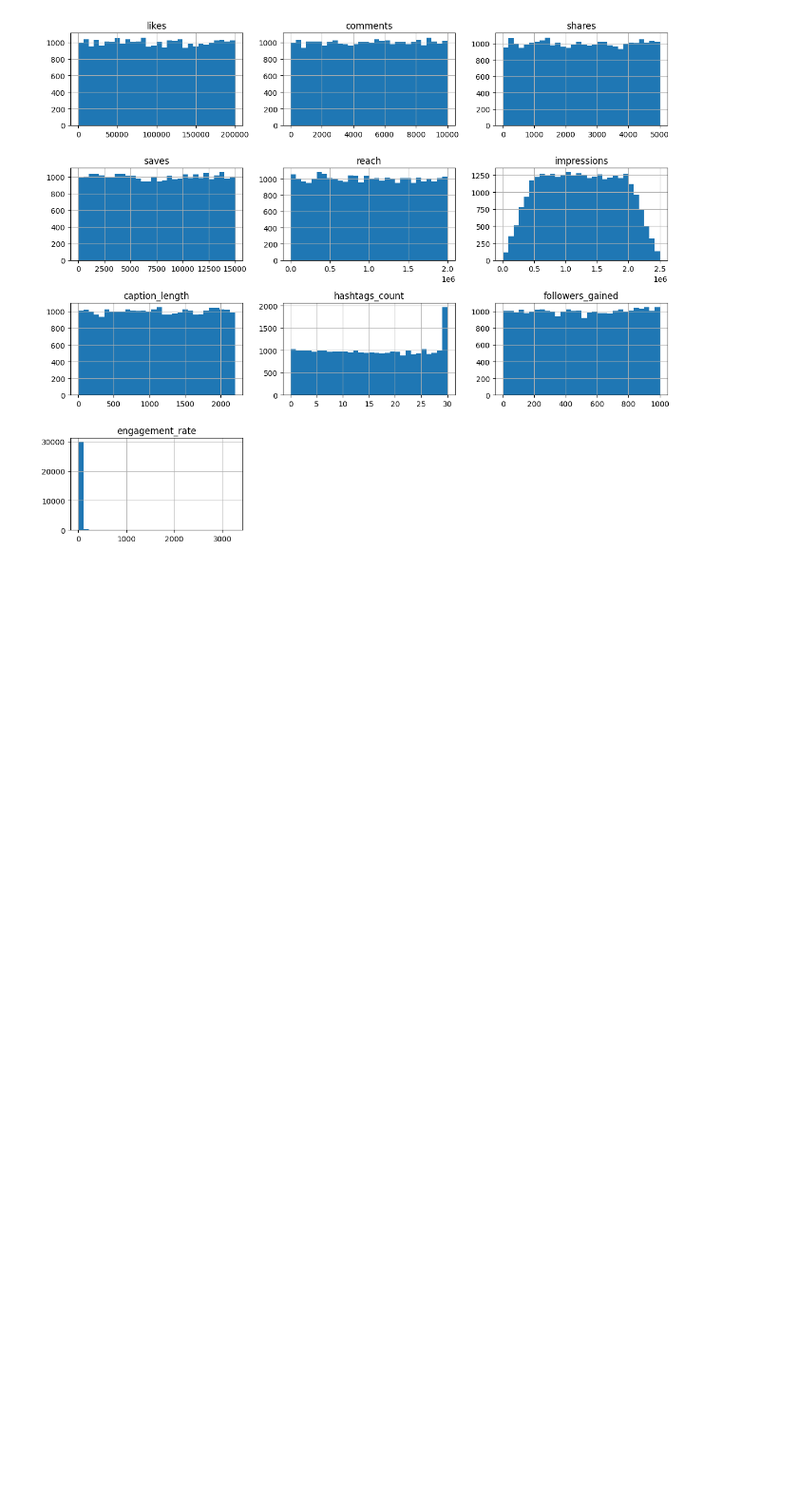
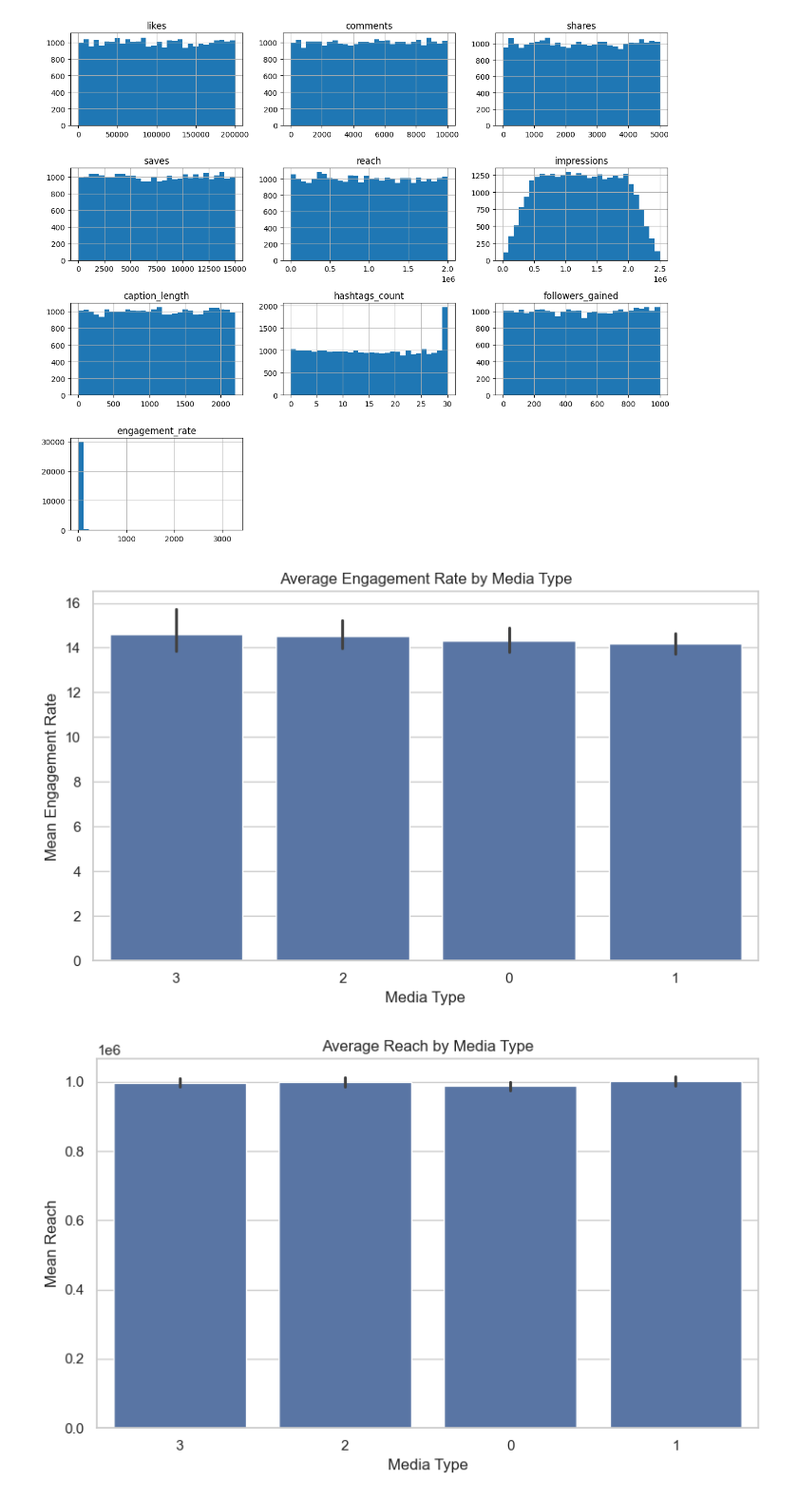
Before and after one commit to madhura-30012006/Instagram_Analytics, a Jupyter notebook: data_processing.ipynb, the cells around one changed output. Shown at 95% size. Drawn from its saved outputs; the diff is of its cells as text; code cells hidden in the pictures; blank space fills up the shorter version.

```diff
--- a/data_processing.ipynb
+++ b/data_processing.ipynb
@@ -90,0 +118,23 @@ df['content_category'] = le.fit_transform(df['content_category'])
+# %%
+# 1. Media type performance
+# -----------------------------
+plt.figure(figsize=(8,5))
+media_order = _plotdf.groupby('media_type')['engagement_rate'].mean().sort_values(ascending=False).index
+sns.barplot(data=_plotdf, x='media_type', y='engagement_rate', order=media_order)
+plt.title('Average Engagement Rate by Media Type')
+plt.ylabel('Mean Engagement Rate')
+plt.xlabel('Media Type')
+plt.tight_layout()
+plt.show()
+
+# Also show reach and impressions per media type
+plt.figure(figsize=(8,5))
+sns.barplot(data=_plotdf, x='media_type', y='reach', order=media_order)
+plt.title('Average Reach by Media Type')
+plt.ylabel('Mean Reach')
+plt.xlabel('Media Type')
+plt.tight_layout()
+plt.show()
+# %% [output]
+[figure, added]
+[figure, added]
```
Also changed, not shown: parts of 3 cells of this notebook.
